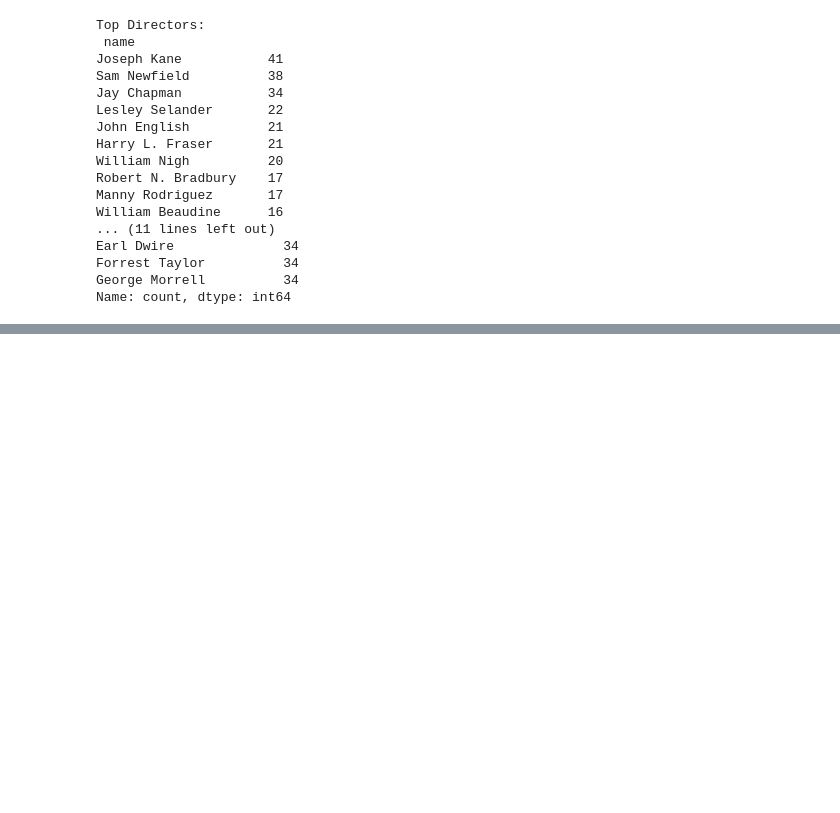
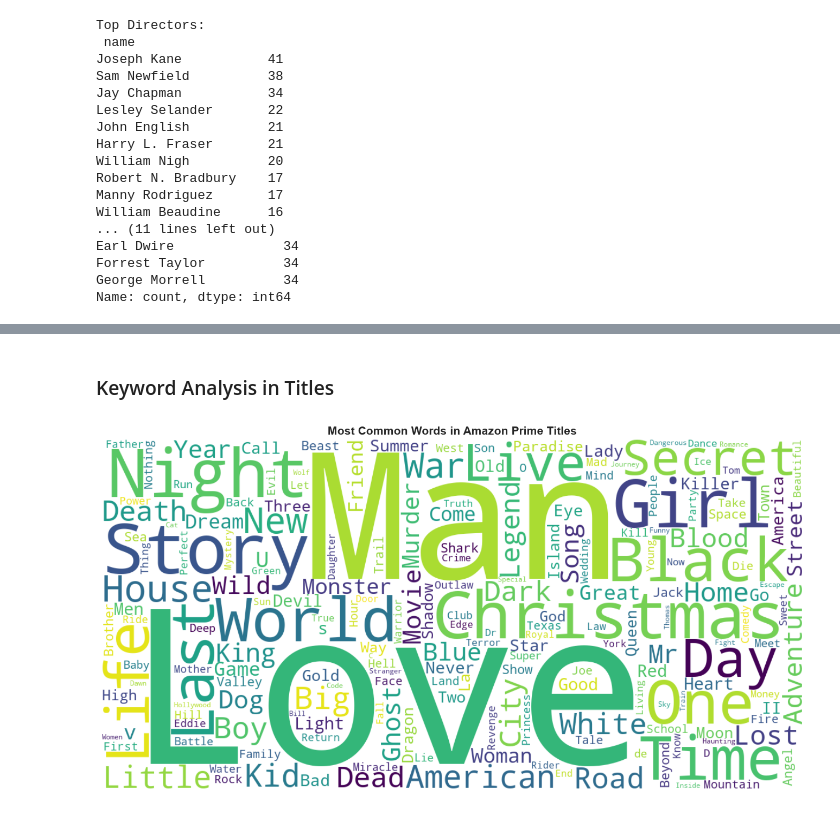
Before and after one commit to Engineer-purvesh18/Amazon_Analysis, a Jupyter notebook: AmazonPrime_Analysis.ipynb, the cells around one changed output, grey strips where cells are left out. Saved outputs shown, nothing was run; the diff lists cells and outputs as text; code cells hidden in the pictures; blank space fills up the shorter version.

```diff
--- a/AmazonPrime_Analysis.ipynb
+++ b/AmazonPrime_Analysis.ipynb
@@ -648,0 +718,18 @@ Name: count, dtype: int64
+# %% [markdown]
+### Keyword Analysis in Titles
+# %%
+from wordcloud import WordCloud
+
+title_text = ' '.join(df['title'].astype(str).tolist())
+
+wc = WordCloud(width=1200, height=600, background_color='white',
+               colormap='viridis', stopwords=None, collocations=False).generate(title_text)
+
+fig, ax = plt.subplots(figsize=(14, 7))
+ax.imshow(wc, interpolation='bilinear')
+ax.axis('off')
+ax.set_title('Most Common Words in Amazon Prime Titles', fontsize=15, fontweight='bold')
+plt.tight_layout()
+plt.show()
+# %% [output]
+[figure, added]
```
Also changed, not shown: parts of 4 cells of this notebook.
